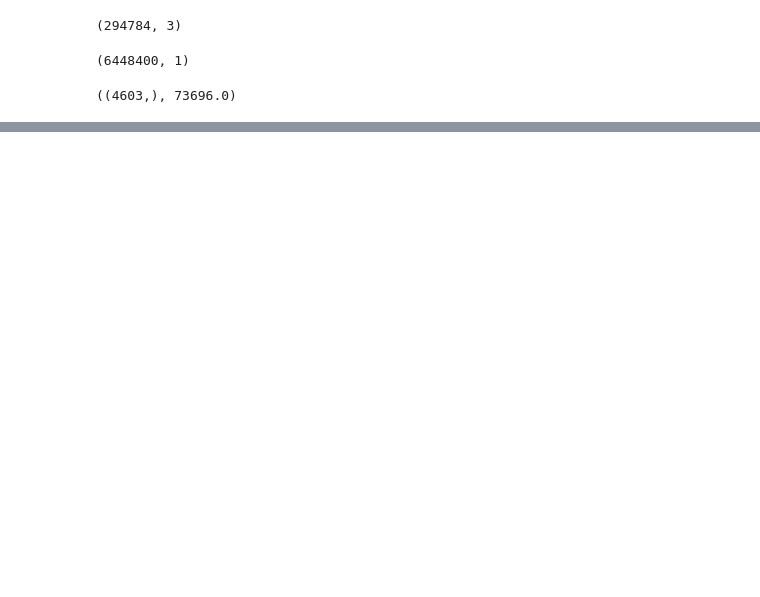
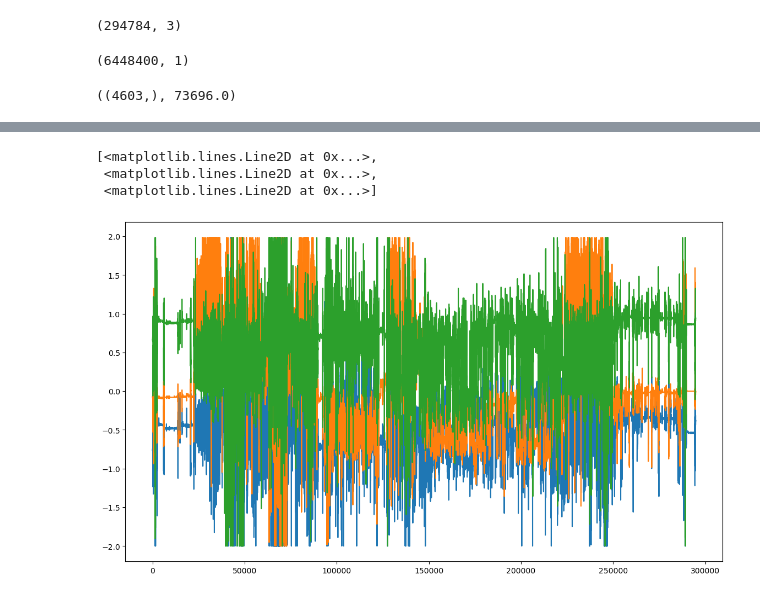
Before and after one commit to mdaudsheikh/KID-PPG, a Jupyter notebook: src/ppg_to_hr_notebook.ipynb, the cells around one changed output, grey strips where cells are left out. Cells and saved outputs as stored; diff of their text form; code cells hidden in the pictures; blank space fills up the shorter version.

```diff
--- a/src/ppg_to_hr_notebook.ipynb
+++ b/src/ppg_to_hr_notebook.ipynb
@@ -60,0 +77,8 @@ data["label"].shape, len(data["signal"]["wrist"]["BVP"]) / 8
+# %%
+_ = plt.figure(figsize=(14, 8))
+plt.plot(data["signal"]["wrist"]["ACC"])
+# %% [output]
+[<matplotlib.lines.Line2D at 0x...>,
+ <matplotlib.lines.Line2D at 0x...>,
+ <matplotlib.lines.Line2D at 0x...>]
+[figure, added]
```
Also changed, not shown: parts of 6 cells of this notebook, 8 other files.
